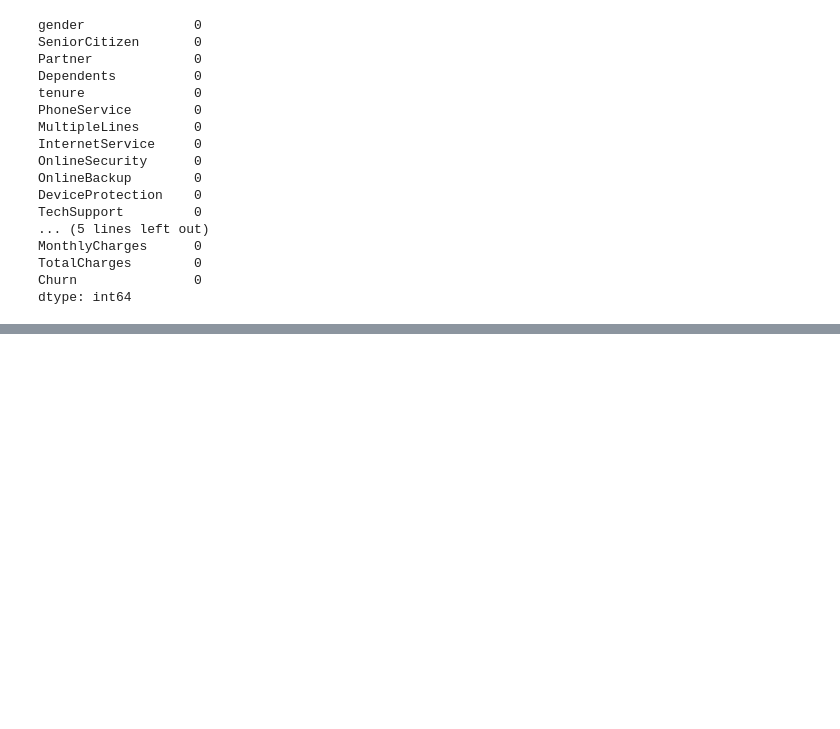
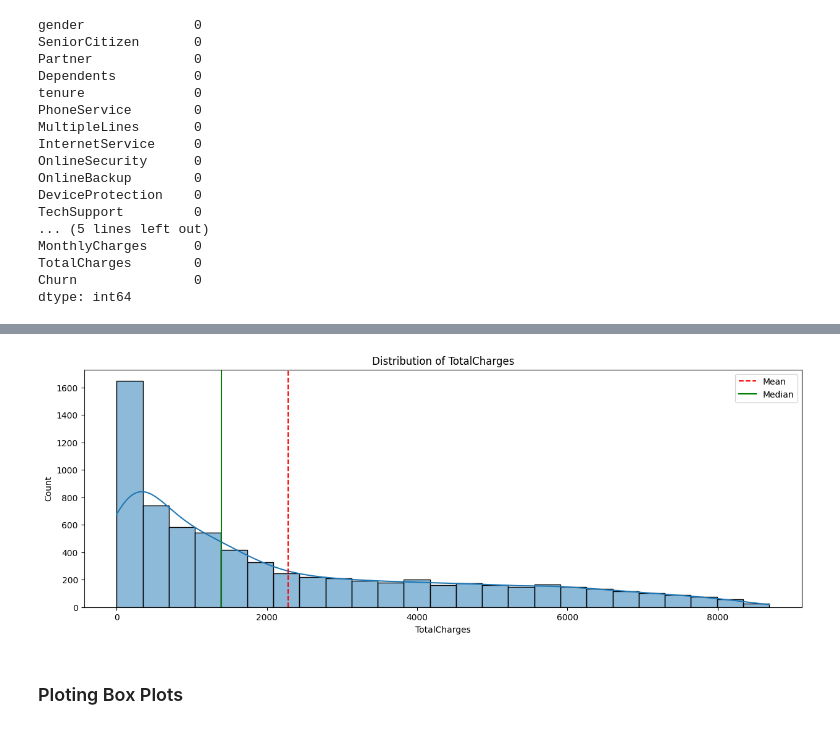
Before and after one commit to Anurag-Warthi/Machine-Learning-Projects, a Jupyter notebook: Machine Learning Projects/Customer Churn/Churn.ipynb, the cells around one changed output, grey strips where cells are left out. Cells and saved outputs as stored; diff of their text form; code cells hidden in the pictures; blank space fills up the shorter version.

```diff
--- a/Machine Learning Projects/Customer Churn/Churn.ipynb
+++ b/Machine Learning Projects/Customer Churn/Churn.ipynb
@@ -155,0 +199,6 @@ dtype: int64
+# %%
+plot_numerical_distribution(churn_df, numerical_features[2])
+# %% [output]
+[figure, added]
+# %% [markdown]
+### Ploting Box Plots
```
Also changed, not shown: parts of 13 cells of this notebook.
